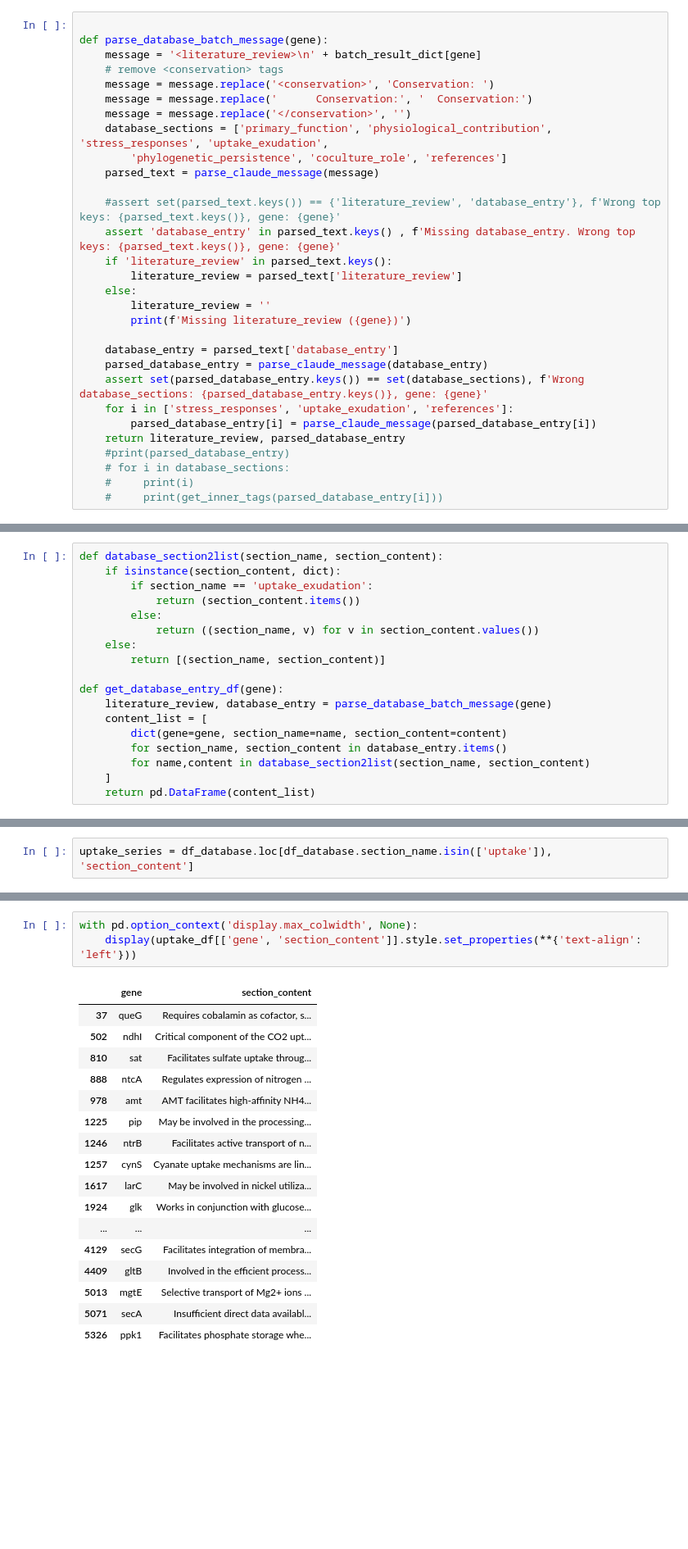
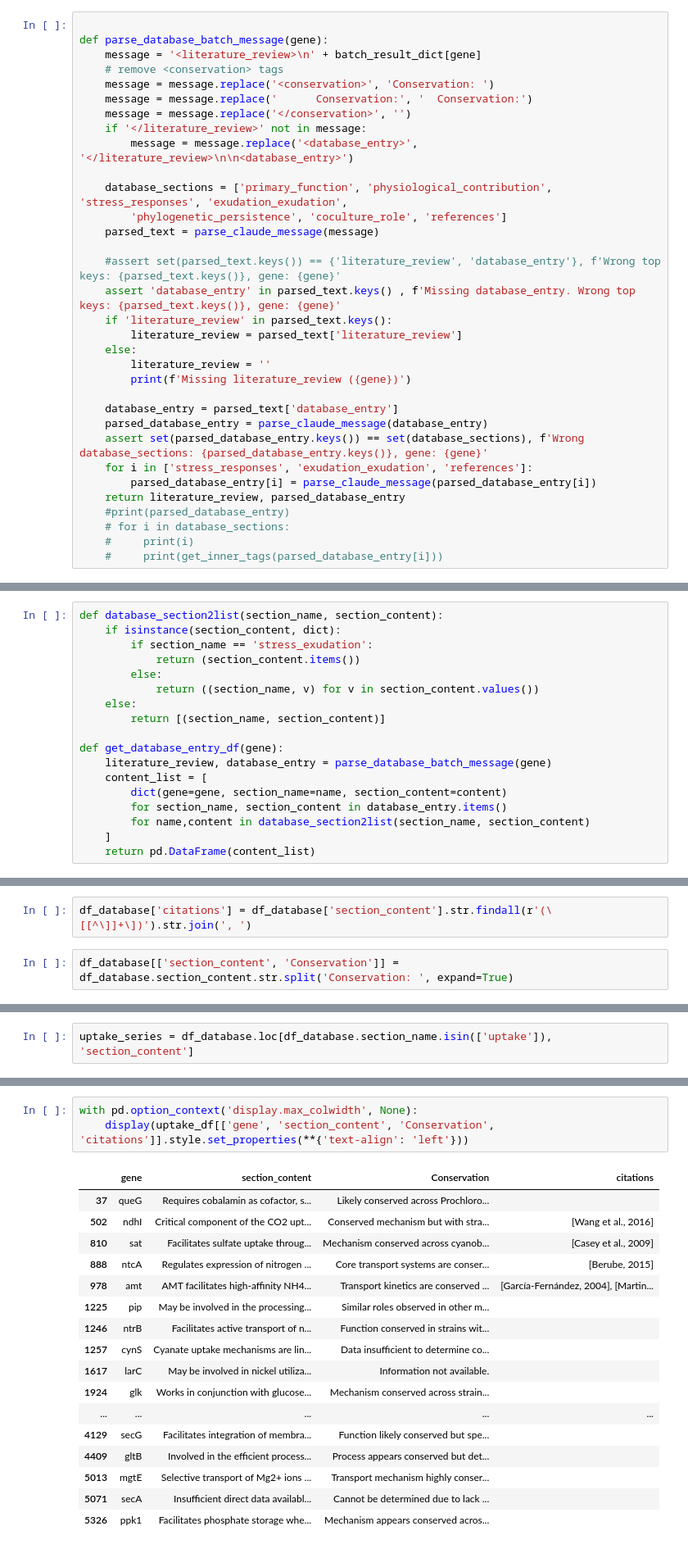
Before and after one commit to wosnat/llm_gene_expression, a Jupyter notebook: Review Paper 1 - single prompt/single prompt display.ipynb, the cells around one changed output, grey strips where cells are left out. Shown at 82% size. Cells and saved outputs as stored; diff of their text form; blank space fills up the shorter version.

Commit message:
cross ref validation (via web tool), add database sections to display

```diff
--- a/Review Paper 1 - single prompt/single prompt display.ipynb
+++ b/Review Paper 1 - single prompt/single prompt display.ipynb
@@ -160,7 +160,10 @@ def parse_database_batch_message(gene):
     message = message.replace('<conservation>', 'Conservation: ')
     message = message.replace('      Conservation:', '  Conservation:')
     message = message.replace('</conservation>', '')
-    database_sections = ['primary_function', 'physiological_contribution', 'stress_responses', 'uptake_exudation',
+    if '</literature_review>' not in message:
+        message = message.replace('<database_entry>', '</literature_review>\n\n<database_entry>')
+
+    database_sections = ['primary_function', 'physiological_contribution', 'stress_responses', 'exudation_exudation',
         'phylogenetic_persistence', 'coculture_role', 'references']
     parsed_text = parse_claude_message(message)
 
@@ -175,7 +178,7 @@ def parse_database_batch_message(gene):
     database_entry = parsed_text['database_entry']
     parsed_database_entry = parse_claude_message(database_entry)
     assert set(parsed_database_entry.keys()) == set(database_sections), f'Wrong database_sections: {parsed_database_entry.keys()}, gene: {gene}'
-    for i in ['stress_responses', 'uptake_exudation', 'references']:
+    for i in ['stress_responses', 'exudation_exudation', 'references']:
         parsed_database_entry[i] = parse_claude_message(parsed_database_entry[i])
     return literature_review, parsed_database_entry
     #print(parsed_database_entry)
@@ -408,7 +338,7 @@ database_entry
 # %%
 def database_section2list(section_name, section_content):
     if isinstance(section_content, dict):
-        if section_name == 'uptake_exudation':
+        if section_name == 'stress_exudation':
             return (section_content.items())
         else:
             return ((section_name, v) for v in section_content.values())
@@ -435,3 +359,7 @@ Missing literature_review (lysA)
+# %%
+df_database['citations'] = df_database['section_content'].str.findall(r'(\[[^\]]+\])').str.join(', ')
+# %%
+df_database[['section_content', 'Conservation']] = df_database.section_content.str.split('Conservation: ', expand=True)
 # %%
 df_database.head(10)
 # %% [output]
@@ -579,25 +720,25 @@ uptake_df = df_database.loc[
 ]
 # %%
 with pd.option_context('display.max_colwidth', None):
-    display(uptake_df[['gene', 'section_content']].style.set_properties(**{'text-align': 'left'}))
+    display(uptake_df[['gene', 'section_content', 'Conservation', 'citations']].style.set_properties(**{'text-align': 'left'}))
 # %% [output]
-|  | gene | section_content |
-| 37 | queG | Requires cobalamin as cofactor, s... |
-| 502 | ndhI | Critical component of the CO2 upt... |
-| 810 | sat | Facilitates sulfate uptake throug... |
-| 888 | ntcA | Regulates expression of nitrogen ... |
-| 978 | amt | AMT facilitates high-affinity NH4... |
-| 1225 | pip | May be involved in the processing... |
-| 1246 | ntrB | Facilitates active transport of n... |
-| 1257 | cynS | Cyanate uptake mechanisms are lin... |
-| 1617 | larC | May be involved in nickel utiliza... |
-| 1924 | glk | Works in conjunction with glucose... |
-| ... | ... | ... |
-| 4129 | secG | Facilitates integration of membra... |
-| 4409 | gltB | Involved in the efficient process... |
-| 5013 | mgtE | Selective transport of Mg2+ ions ... |
-| 5071 | secA | Insufficient direct data availabl... |
-| 5326 | ppk1 | Facilitates phosphate storage whe... |
+|  | gene | section_content | Conservation | citations |
+| 37 | queG | Requires cobalamin as cofactor, s... | Likely conserved across Prochloro... |  |
+| 502 | ndhI | Critical component of the CO2 upt... | Conserved mechanism but with stra... | [Wang et al., 2016] |
+| 810 | sat | Facilitates sulfate uptake throug... | Mechanism conserved across cyanob... | [Casey et al., 2009] |
+| 888 | ntcA | Regulates expression of nitrogen ... | Core transport systems are conser... | [Berube, 2015] |
+| 978 | amt | AMT facilitates high-affinity NH4... | Transport kinetics are conserved ... | [García-Fernández, 2004], [Martin... |
+| 1225 | pip | May be involved in the processing... | Similar roles observed in other m... |  |
+| 1246 | ntrB | Facilitates active transport of n... | Function conserved in strains wit... |  |
+| 1257 | cynS | Cyanate uptake mechanisms are lin... | Data insufficient to determine co... |  |
+| 1617 | larC | May be involved in nickel utiliza... | Information not available. |  |
+| 1924 | glk | Works in conjunction with glucose... | Mechanism conserved across strain... |  |
+| ... | ... | ... | ... | ... |
+| 4129 | secG | Facilitates integration of membra... | Function likely conserved but spe... |  |
+| 4409 | gltB | Involved in the efficient process... | Process appears conserved but det... |  |
+| 5013 | mgtE | Selective transport of Mg2+ ions ... | Transport mechanism highly conser... |  |
+| 5071 | secA | Insufficient direct data availabl... | Cannot be determined due to lack ... |  |
+| 5326 | ppk1 | Facilitates phosphate storage whe... | Mechanism appears conserved acros... |  |
 # %%
 uptake_df.shape
 # %% [output]
```
Also changed, not shown: parts of 71 cells of this notebook, 6 other files.
